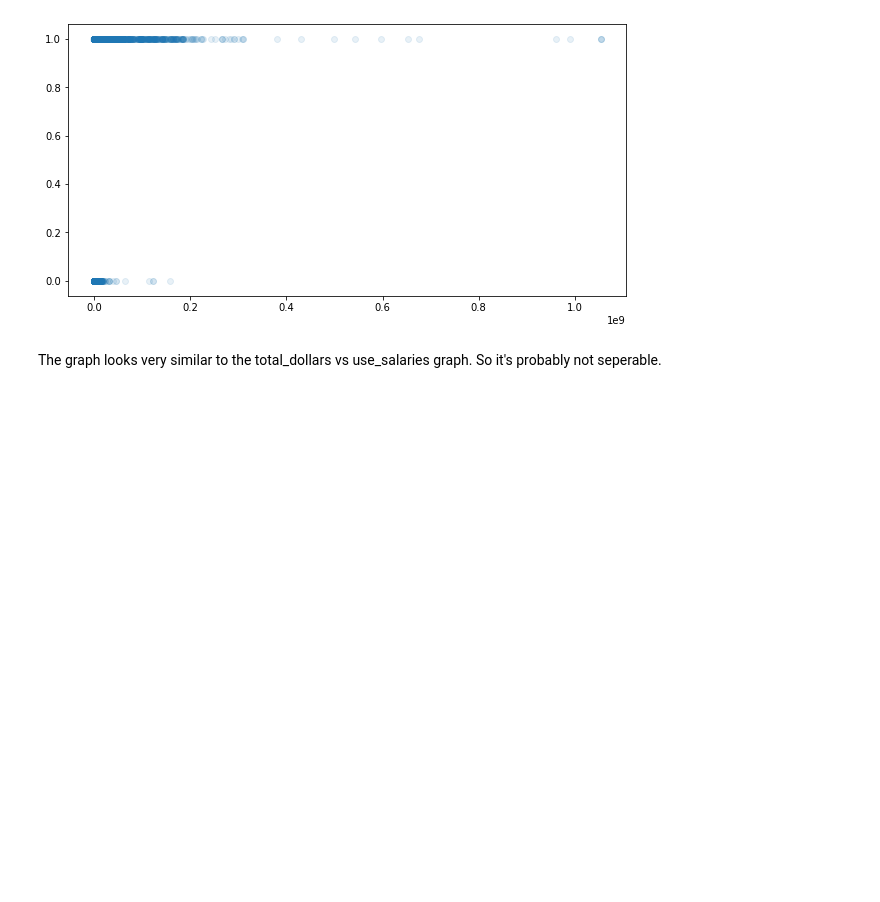
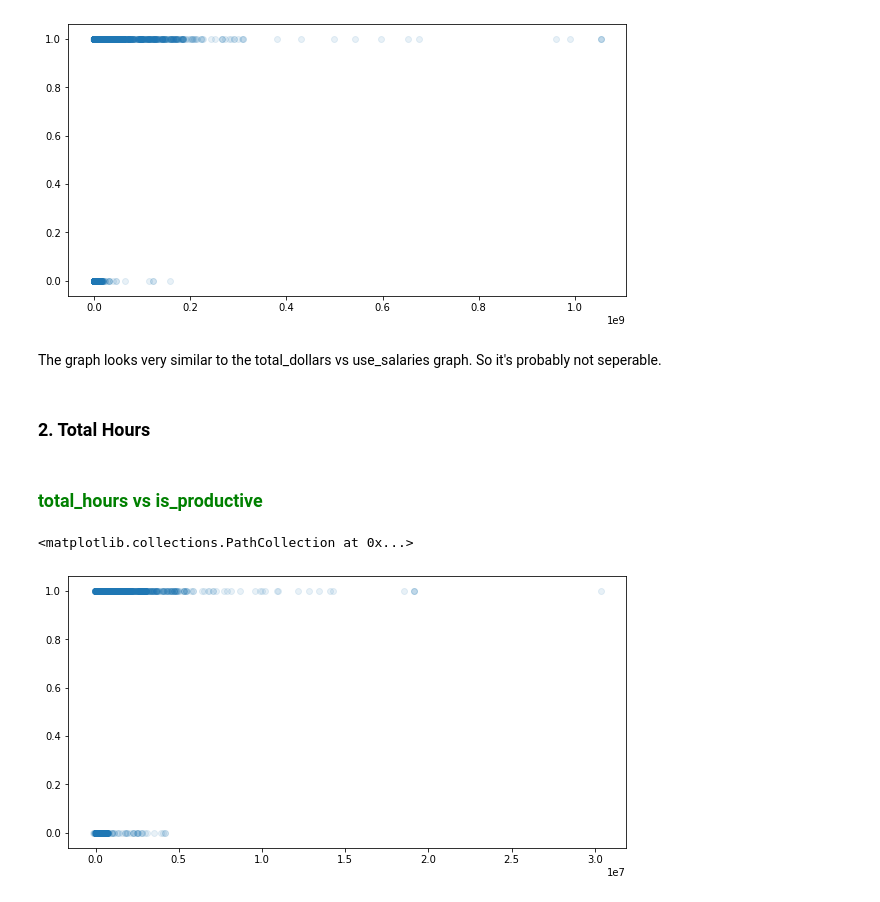
Before and after one commit to ChangyuYan/Paytype-Classifier, a Jupyter notebook: Analysis.ipynb, the cells around one changed output. Saved outputs shown, nothing was run; the diff lists cells and outputs as text; code cells hidden in the pictures; blank space fills up the shorter version.

```diff
--- a/Analysis.ipynb
+++ b/Analysis.ipynb
@@ -206,3 +217,13 @@ plt.scatter(x = train.total_dollars, y = train.use_hours, alpha = 0.1)
 [figure]
 # %% [markdown]
 The graph looks very similar to the total_dollars vs use_salaries graph. So it's probably not seperable.
+# %% [markdown]
+<h3> 2. Total Hours </h3>
+# %% [markdown]
+<h3 style="color:green"> total_hours vs is_productive </h3>
+# %%
+fig = plt.figure(figsize=(10, 5))
+plt.scatter(x = train.total_hours, y = train.is_productive, alpha = 0.1)
+# %% [output]
+<matplotlib.collections.PathCollection at 0x...>
+[figure, added]
```
Also changed, not shown: parts of 11 cells of this notebook.
